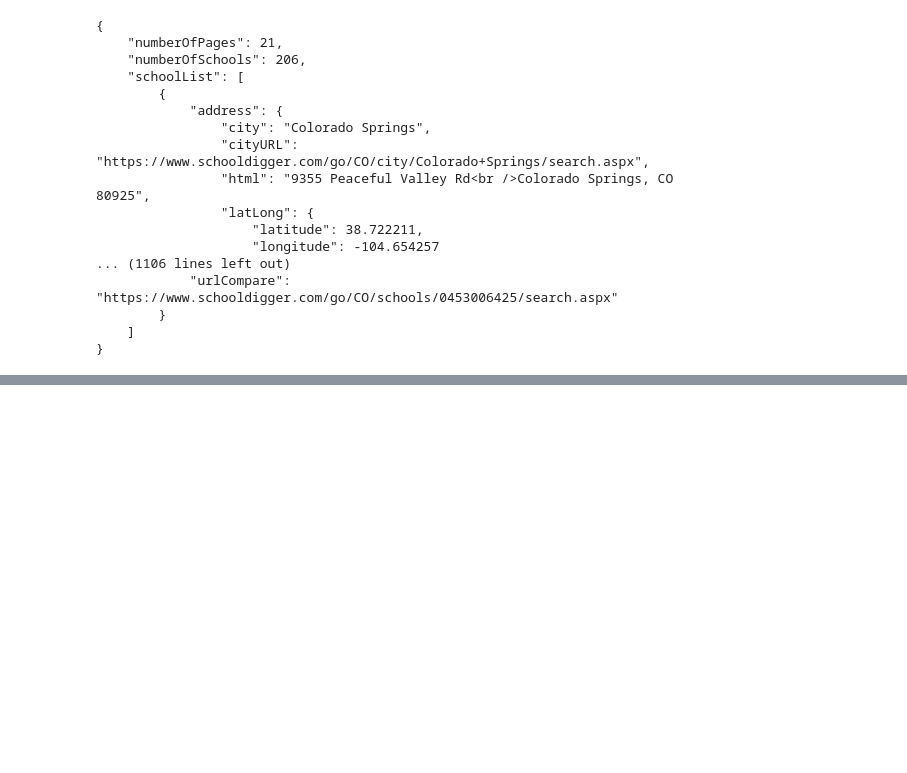
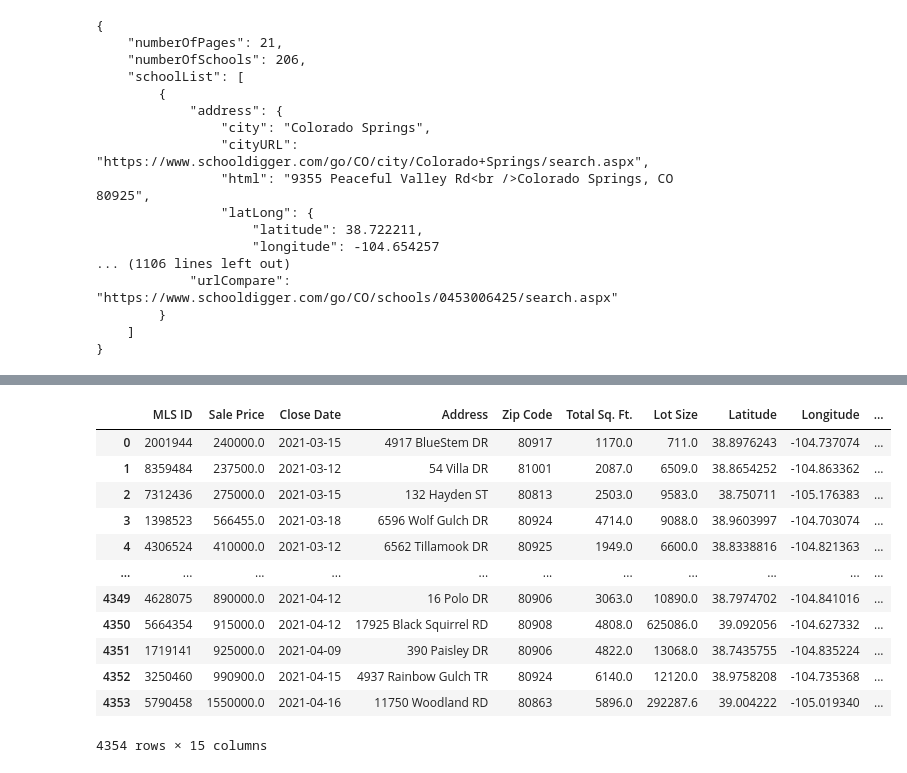
Before and after one commit to willserene/Housing_Analysis, a Jupyter notebook: List of schools.ipynb, the cells around one changed output, grey strips where cells are left out. Cells and saved outputs as stored; diff of their text form; code cells hidden in the pictures; blank space fills up the shorter version.

```diff
--- a/List of schools.ipynb
+++ b/List of schools.ipynb
@@ -211,0 +372,5 @@ school_df
+# %%
+msrows = np.arange(4354,4610, 1)
+#msrows
+middleschool = middleschool_df.drop(msrows)
+middleschool
@@ -211,0 +391,4 @@ school_df
+# %%
+elemrows = np.arange(4354,4741)
+#elemrows
+elementaryschool = elementaryschool_df.drop(elemrows)
@@ -211,0 +416,21 @@ school_df
+# %%
+sales_df["High School Rank"] = highschoolrank_df
+sales_df["Middle School"] = middleschool
+sales_df["Middle School Rank"] = middleschoolrank_df
+sales_df["Elementary School"] = elementaryschool
+sales_df["Elementary School Rank"] = elementaryschoolrank_df
+sales_df
+# %% [output]
+|  | MLS ID | Sale Price | Close Date | Address | Zip Code | Total Sq. Ft. | Lot Size | Latitude | Longitude | ... |
+| 0 | 2001944 | 240000.0 | 2021-03-15 | 4917 BlueStem DR | 80917 | 1170.0 | 711.0 | 38.8976243 | -104.737074 | ... |
+| 1 | 8359484 | 237500.0 | 2021-03-12 | 54 Villa DR | 81001 | 2087.0 | 6509.0 | 38.8654252 | -104.863362 | ... |
+| 2 | 7312436 | 275000.0 | 2021-03-15 | 132 Hayden ST | 80813 | 2503.0 | 9583.0 | 38.750711 | -105.176383 | ... |
+| 3 | 1398523 | 566455.0 | 2021-03-18 | 6596 Wolf Gulch DR | 80924 | 4714.0 | 9088.0 | 38.9603997 | -104.703074 | ... |
+| 4 | 4306524 | 410000.0 | 2021-03-12 | 6562 Tillamook DR | 80925 | 1949.0 | 6600.0 | 38.8338816 | -104.821363 | ... |
+| ... | ... | ... | ... | ... | ... | ... | ... | ... | ... | ... |
+| 4349 | 4628075 | 890000.0 | 2021-04-12 | 16 Polo DR | 80906 | 3063.0 | 10890.0 | 38.7974702 | -104.841016 | ... |
+| 4350 | 5664354 | 915000.0 | 2021-04-12 | 17925 Black Squirrel RD | 80908 | 4808.0 | 625086.0 | 39.092056 | -104.627332 | ... |
+| 4351 | 1719141 | 925000.0 | 2021-04-09 | 390 Paisley DR | 80906 | 4822.0 | 13068.0 | 38.7435755 | -104.835224 | ... |
+| 4352 | 3250460 | 990900.0 | 2021-04-15 | 4937 Rainbow Gulch TR | 80924 | 6140.0 | 12120.0 | 38.9758208 | -104.735368 | ... |
+| 4353 | 5790458 | 1550000.0 | 2021-04-16 | 11750 Woodland RD | 80863 | 5896.0 | 292287.6 | 39.004222 | -105.019340 | ... |
+4354 rows × 15 columns
```
Also changed, not shown: parts of 32 cells of this notebook, 9 other files.
